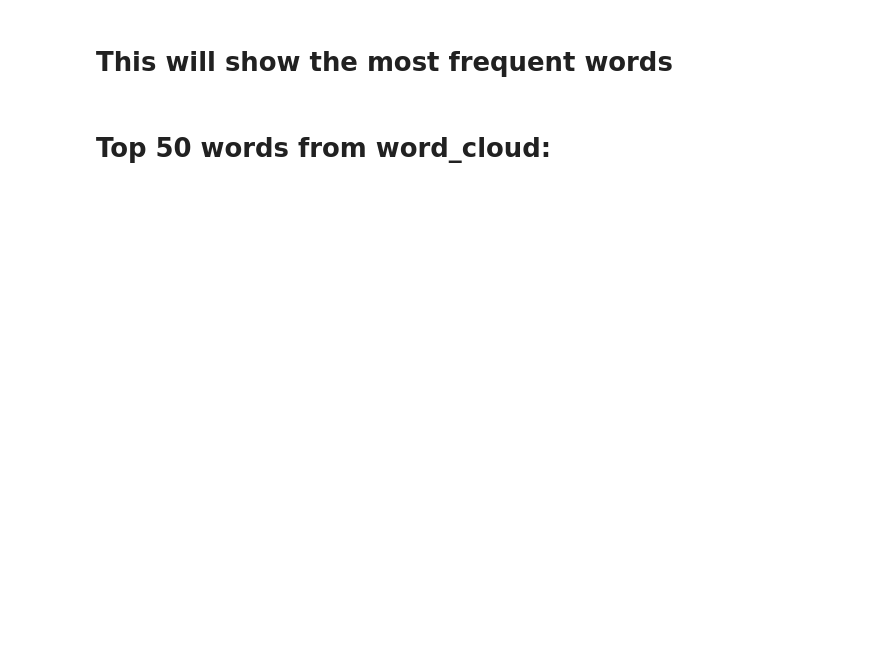
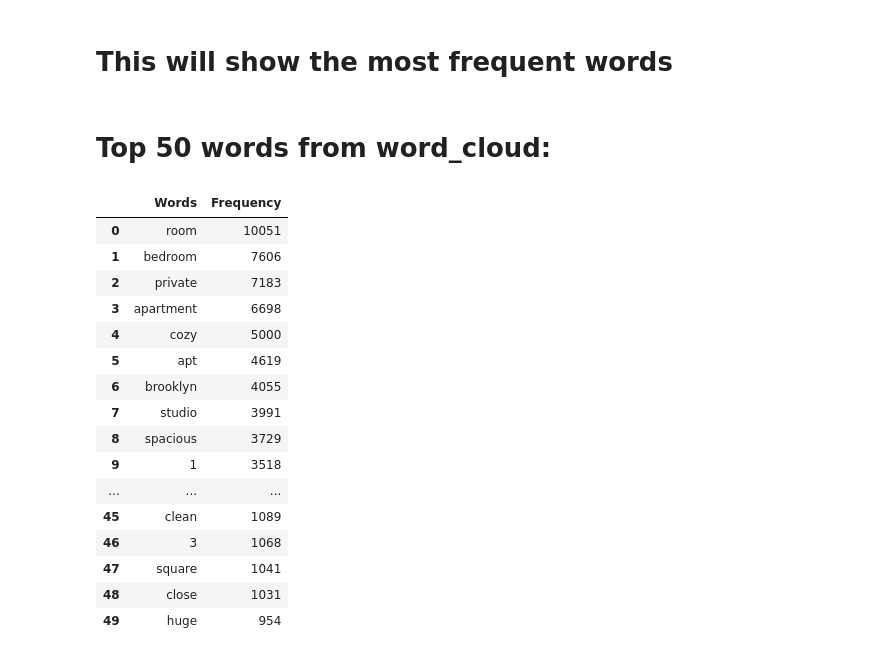
Before and after one commit to Manass20/Airbnb-Booking-Analisys, a Jupyter notebook: Manas_Ranjan_Behera_Airbnb_Bookings_Analysis_Capstone_Project.ipynb, the cells around one changed output. Saved outputs shown, nothing was run; the diff lists cells and outputs as text; code cells hidden in the pictures; blank space fills up the shorter version.

```diff
--- a/Manas_Ranjan_Behera_Airbnb_Bookings_Analysis_Capstone_Project.ipynb
+++ b/Manas_Ranjan_Behera_Airbnb_Bookings_Analysis_Capstone_Project.ipynb
@@ -307,0 +317,22 @@ for i in name_list:
+# %%
+# DataFrame of top 50 words in df
+top_50_words = pd.DataFrame(_top_50_words,columns=['Words','Frequency'])
+top_50_words
+# %% [output]
+|  | Words | Frequency |
+| 0 | room | 10051 |
+| 1 | bedroom | 7606 |
+| 2 | private | 7183 |
+| 3 | apartment | 6698 |
+| 4 | cozy | 5000 |
+| 5 | apt | 4619 |
+| 6 | brooklyn | 4055 |
+| 7 | studio | 3991 |
+| 8 | spacious | 3729 |
+| 9 | 1 | 3518 |
+| ... | ... | ... |
+| 45 | clean | 1089 |
+| 46 | 3 | 1068 |
+| 47 | square | 1041 |
+| 48 | close | 1031 |
+| 49 | huge | 954 |
```
Also changed, not shown: parts of 12 cells of this notebook.
